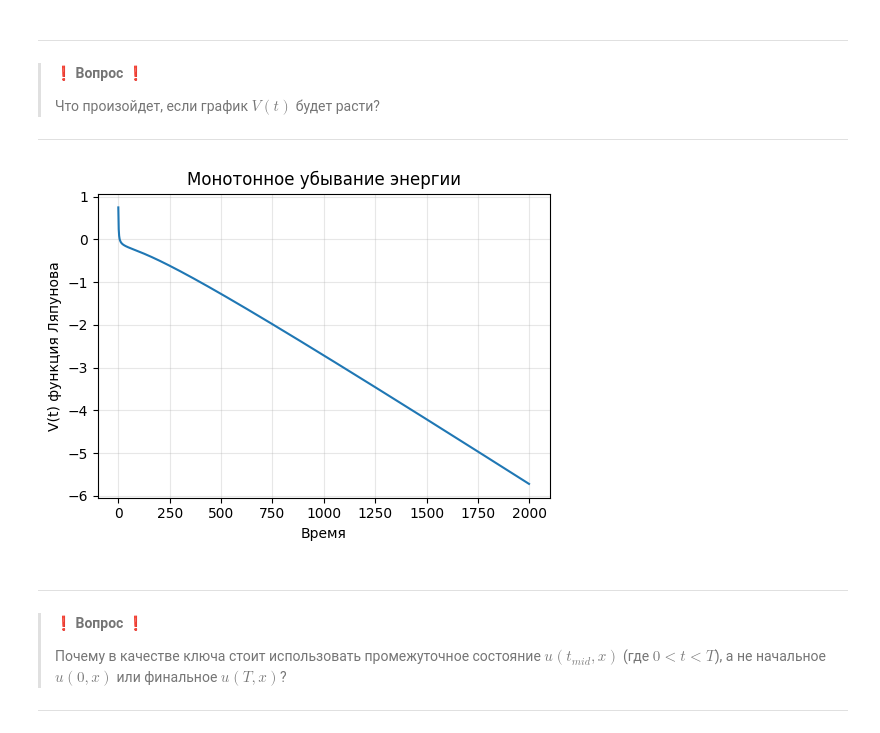
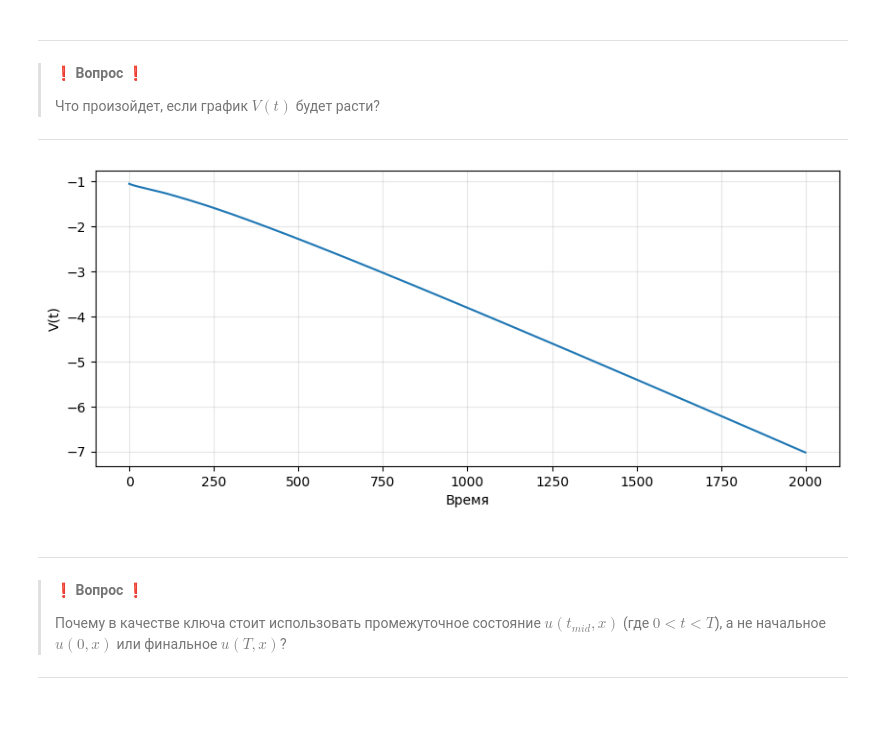
Before and after one commit to Vifiel/chaos, a Jupyter notebook: lab_de_chaos_crypto.ipynb, the cells around one changed output. Saved outputs shown, nothing was run; the diff lists cells and outputs as text; code cells hidden in the pictures.

```diff
--- a/lab_de_chaos_crypto.ipynb
+++ b/lab_de_chaos_crypto.ipynb
@@ -475,17 +475,12 @@ def reaction_diffusion(D: float, L: int, T: int, dx: float, dt: float) -> np.nda
 D = 0.1
 L = 100
 T = 20
-dx = 0.1
+dx = 0.5
 dt = 0.01
 
 u_signal = reaction_diffusion(D, L, T, dx, dt)
 
-
 plt.figure(figsize=(10, 6))
 plt.imshow(u_signal, aspect='auto', cmap='hot', origin='lower')
 plt.colorbar(label='Амплитуда u')
-plt.xlabel('Пространство(x)')
-plt.ylabel('Время(t)')
-plt.title('Реакция - Диффузия')
-plt.show()
 # %% [output]
@@ -502,36 +498,30 @@ plt.show()
 # %%
 def lyapunov_function(u, D: float, dx: float) -> float:
     # u: массив значений в фиксированный момент времени
     # Вычислим аналог функции Ляпунова (энергии) для реакции-диффузии
     # ===== ВАШ КОД ЗДЕСЬ =====
 
     # Градиент du/dx
     du_dx = np.zeros_like(u)
     du_dx[:-1] = (u[1:] - u[:-1]) / dx
     du_dx[-1] = (u[0] - u[-1]) / dx  #граничные условия
 
     F_u = -0.5 * u**2 + 0.25 * u**4
 
     energy = np.sum(0.5 * D * du_dx**2 + F_u) * dx
 
     return energy
 
 V_t = np.array([lyapunov_function(u_signal[n], D, dx) for n in range(u_signal.shape[0])])
 
 
 plt.figure(figsize=(10, 4))
-
-plt.subplot(1, 2, 1)
 plt.plot(V_t, linewidth=1.5)
 plt.xlabel('Время')
-plt.ylabel('V(t) функция Ляпунова')
-plt.title('Монотонное убывание энергии')
+plt.ylabel('V(t)')
 plt.grid(alpha=0.3)
-
-plt.tight_layout()
-plt.show()
 # %% [output]
-[figure, old version]
+[figure, new version]
 # %% [markdown]
 ---
 > ❗ **Вопрос** ❗
```
Also changed, not shown: parts of 1 cell of this notebook.
